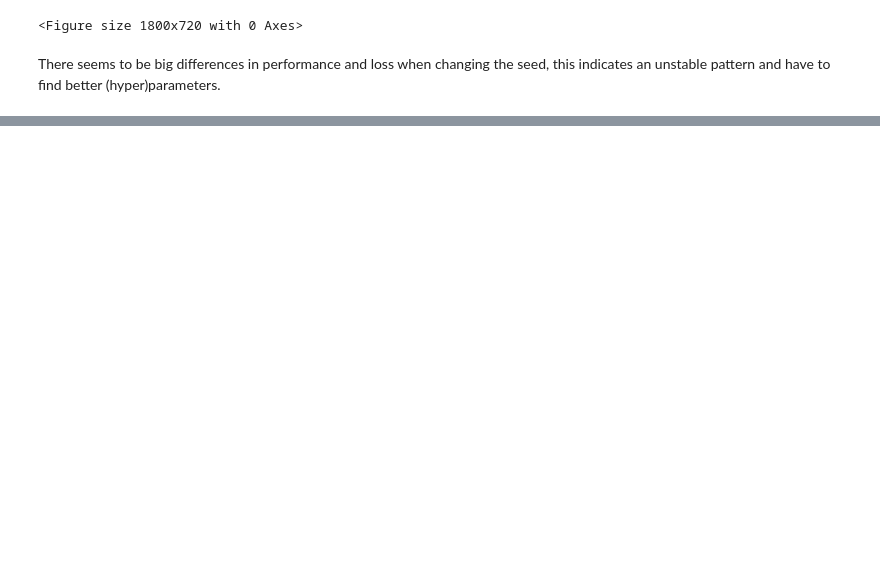
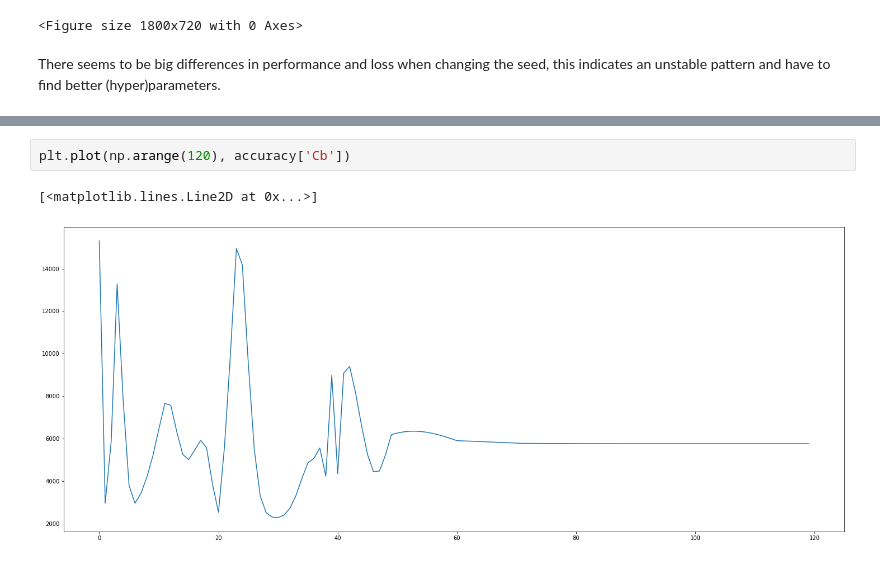
Before and after one commit to roosdraaijer/thesis, a Jupyter notebook: MSc Thesis 1.ipynb, the cells around one changed output, grey strips where cells are left out. Drawn from its saved outputs; the diff is of its cells as text; blank space fills up the shorter version.

Commit message:
Implementation of predictive accuracy

```diff
--- a/MSc Thesis 1.ipynb
+++ b/MSc Thesis 1.ipynb
@@ -746,0 +764,5 @@ There seems to be big differences in performance and loss when changing the seed
+# %%
+plt.plot(np.arange(120), accuracy['Cb'])
+# %% [output]
+[<matplotlib.lines.Line2D at 0x...>]
+[figure, added]
```
Also changed, not shown: parts of 15 cells of this notebook, 3 other files.
